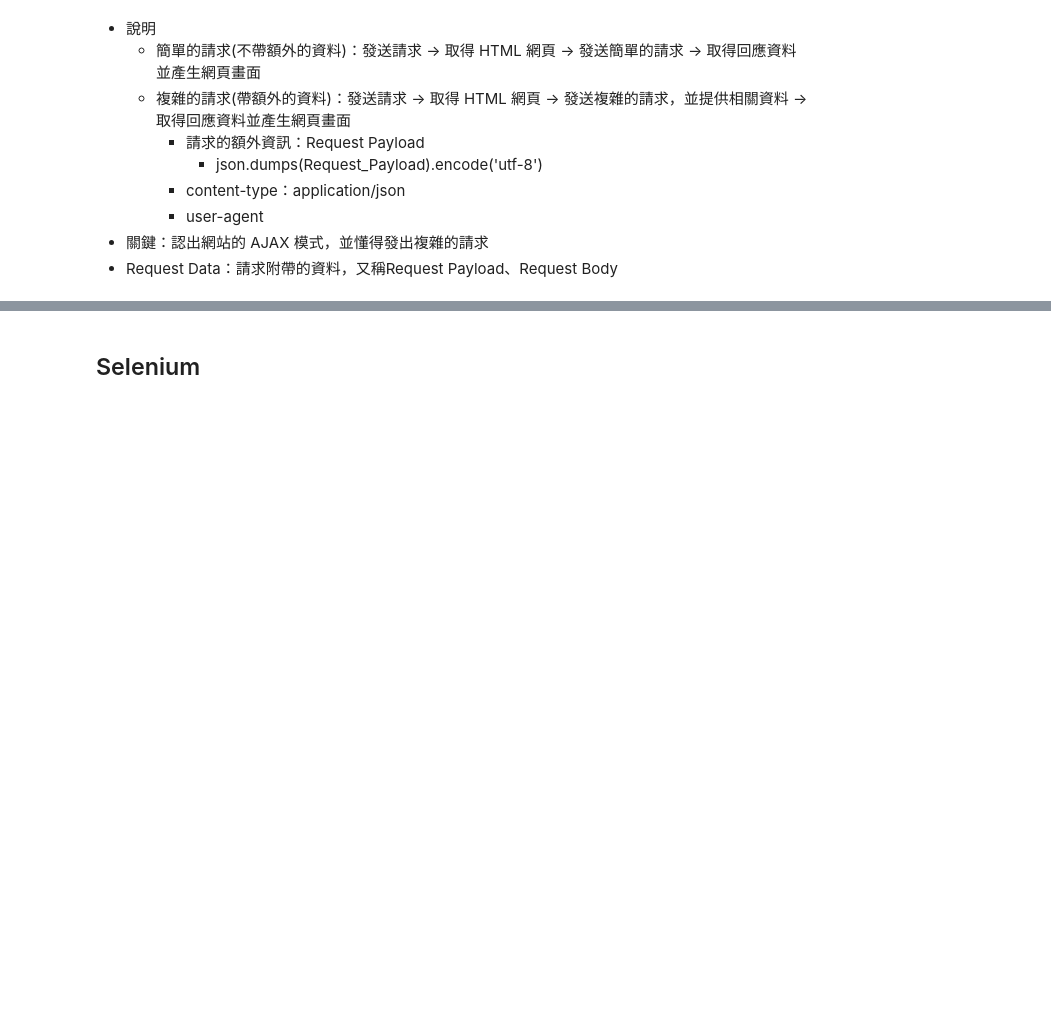
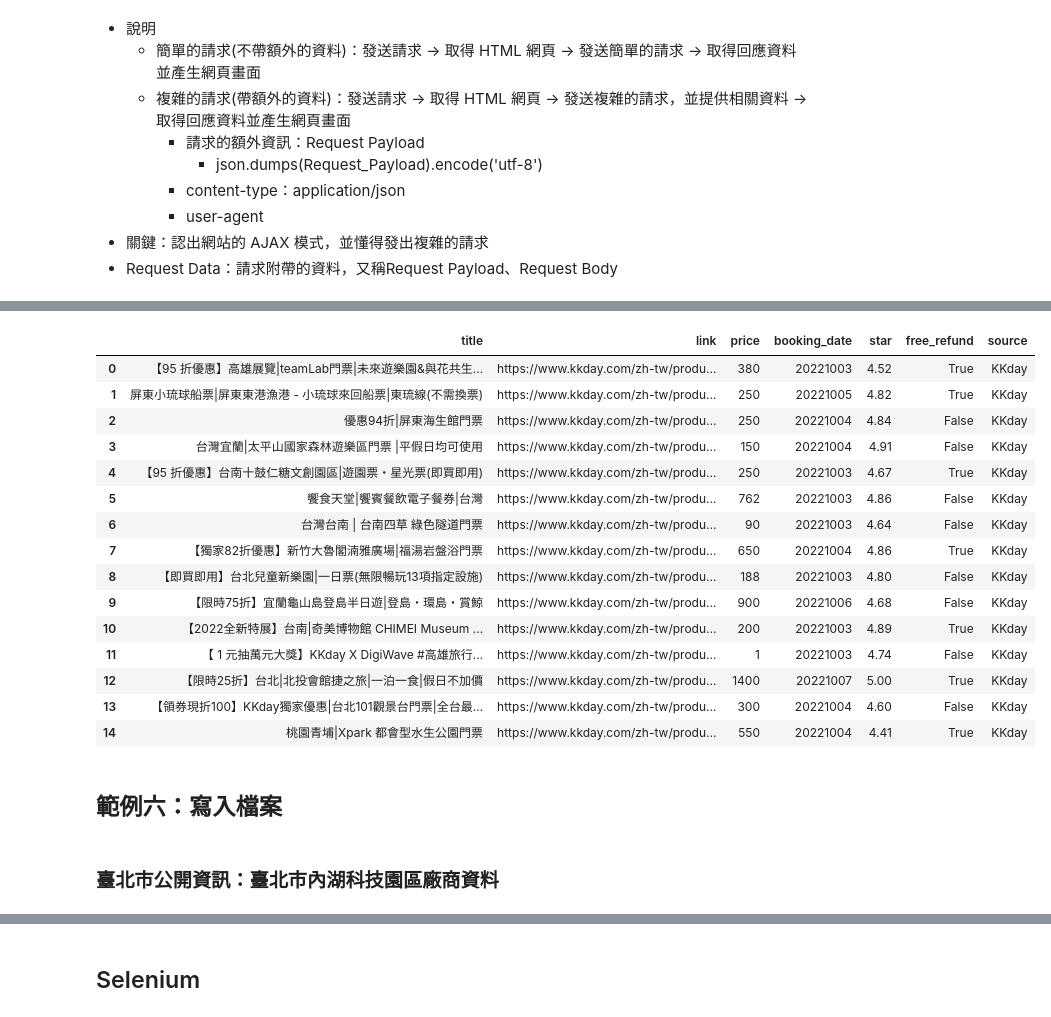
Before and after one commit to sueshow/Python_Crawl, a Jupyter notebook: Code/爬蟲_簡易說明.ipynb, the cells around one changed output, grey strips where cells are left out. Cells and saved outputs as stored; diff of their text form; code cells hidden in the pictures; blank space fills up the shorter version.

```diff
--- a/Code/爬蟲_簡易說明.ipynb
+++ b/Code/爬蟲_簡易說明.ipynb
@@ -335,0 +442,26 @@ Healthcare Design Is About More Than Aesthetics
+# %%
+demo = Kkday('花蓮')
+#print(demo.scrape())
+df = pd.DataFrame(demo.scrape())
+df
+# %% [output]
+|  | title | link | price | booking_date | star | free_refund | source |
+| 0 | 【95 折優惠】高雄展覽|teamLab門票|未來遊樂園&與花共生... | https://www.kkday.com/zh-tw/produ... | 380 | 20221003 | 4.52 | True | KKday |
+| 1 | 屏東小琉球船票|屏東東港漁港 - 小琉球來回船票|東琉線(不需換票) | https://www.kkday.com/zh-tw/produ... | 250 | 20221005 | 4.82 | True | KKday |
+| 2 | 優惠94折|屏東海生館門票 | https://www.kkday.com/zh-tw/produ... | 250 | 20221004 | 4.84 | False | KKday |
+| 3 | 台灣宜蘭|太平山國家森林遊樂區門票 |平假日均可使用 | https://www.kkday.com/zh-tw/produ... | 150 | 20221004 | 4.91 | False | KKday |
+| 4 | 【95 折優惠】台南十鼓仁糖文創園區|遊園票・星光票(即買即用) | https://www.kkday.com/zh-tw/produ... | 250 | 20221003 | 4.67 | True | KKday |
+| 5 | 饗食天堂|饗賓餐飲電子餐券|台灣 | https://www.kkday.com/zh-tw/produ... | 762 | 20221003 | 4.86 | False | KKday |
+| 6 | 台灣台南 | 台南四草 綠色隧道門票 | https://www.kkday.com/zh-tw/produ... | 90 | 20221003 | 4.64 | False | KKday |
+| 7 | 【獨家82折優惠】新竹大魯閣湳雅廣場|福湯岩盤浴門票 | https://www.kkday.com/zh-tw/produ... | 650 | 20221004 | 4.86 | True | KKday |
+| 8 | 【即買即用】台北兒童新樂園|一日票(無限暢玩13項指定設施) | https://www.kkday.com/zh-tw/produ... | 188 | 20221003 | 4.80 | False | KKday |
+| 9 | 【限時75折】宜蘭龜山島登島半日遊|登島・環島・賞鯨 | https://www.kkday.com/zh-tw/produ... | 900 | 20221006 | 4.68 | False | KKday |
+| 10 | 【2022全新特展】台南|奇美博物館 CHIMEI Museum ... | https://www.kkday.com/zh-tw/produ... | 200 | 20221003 | 4.89 | True | KKday |
+| 11 | 【 1 元抽萬元大獎】KKday X DigiWave #高雄旅行... | https://www.kkday.com/zh-tw/produ... | 1 | 20221003 | 4.74 | False | KKday |
+| 12 | 【限時25折】台北|北投會館捷之旅|一泊一食|假日不加價 | https://www.kkday.com/zh-tw/produ... | 1400 | 20221007 | 5.00 | True | KKday |
+| 13 | 【領券現折100】KKday獨家優惠|台北101觀景台門票|全台最... | https://www.kkday.com/zh-tw/produ... | 300 | 20221004 | 4.60 | False | KKday |
+| 14 | 桃園青埔|Xpark 都會型水生公園門票 | https://www.kkday.com/zh-tw/produ... | 550 | 20221004 | 4.41 | True | KKday |
+# %% [markdown]
+## 範例六：寫入檔案
+# %% [markdown]
+### 臺北市公開資訊：臺北市內湖科技園區廠商資料
```
Also changed, not shown: parts of 15 cells of this notebook, 1 other file.
